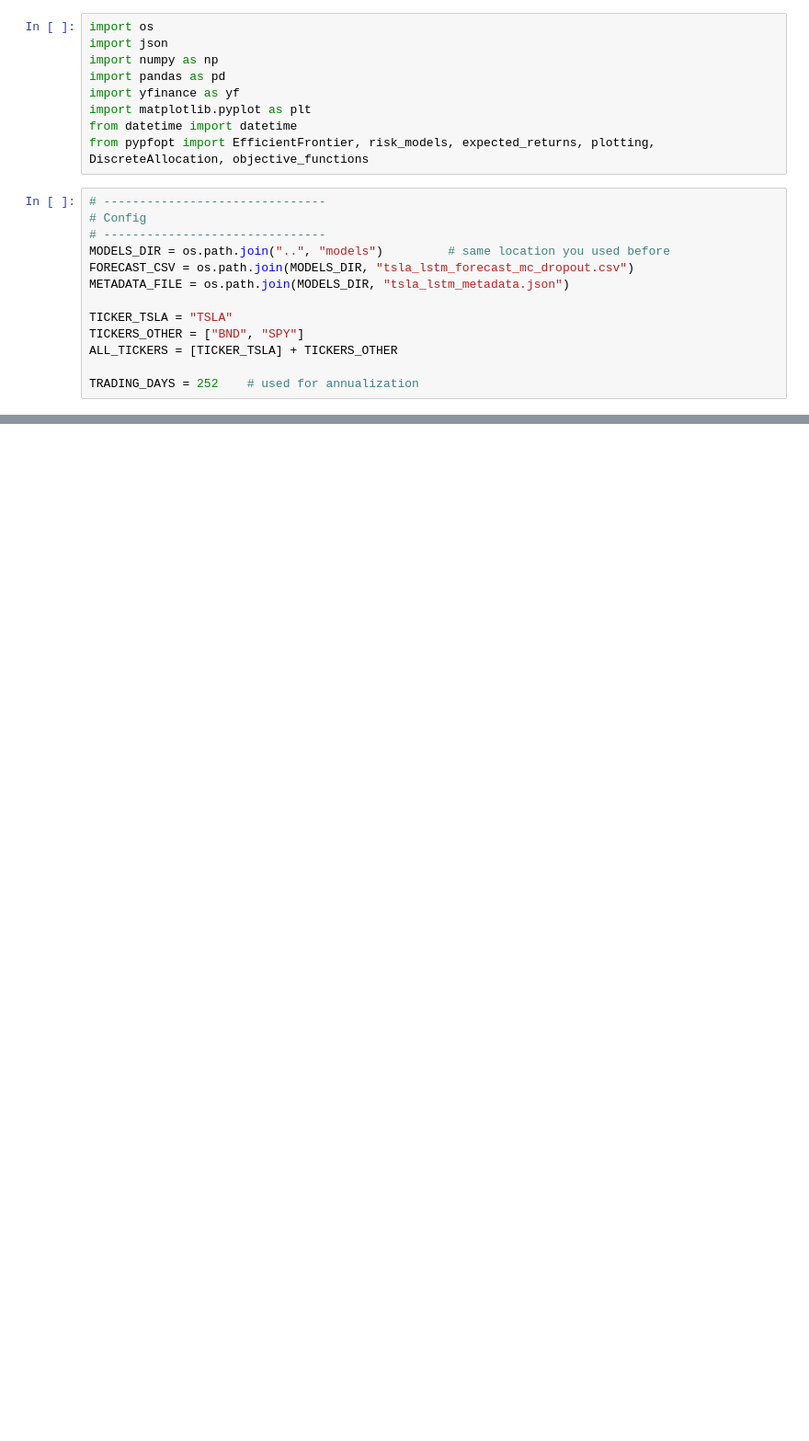
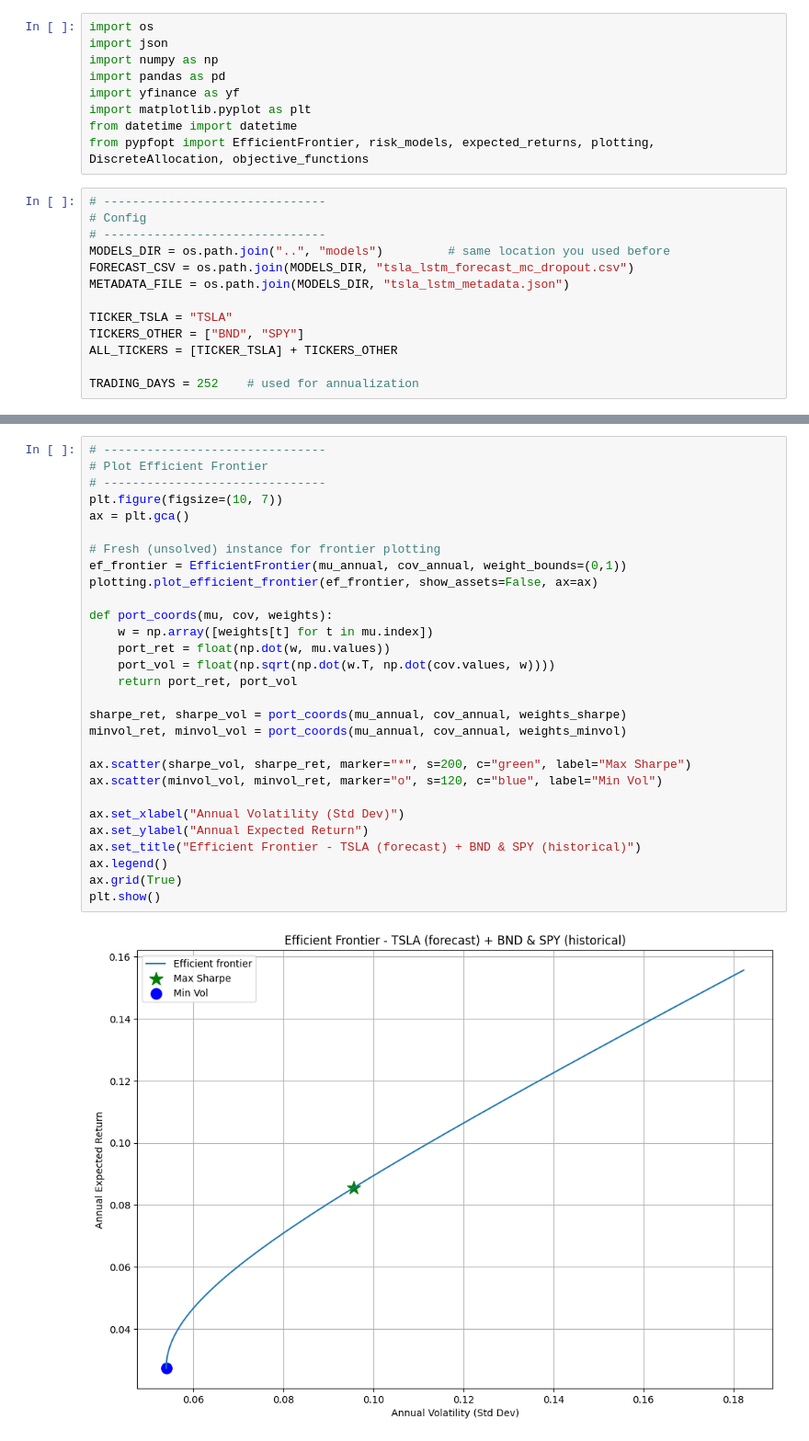
Before and after one commit to DagmMesfin/time-series-forcasting-week11, a Jupyter notebook: notebooks/portfolio_optimization.ipynb, the cells around one changed output, grey strips where cells are left out. Shown: that part at 92% size. Drawn from its saved outputs; the diff is of its cells as text; blank space fills up the shorter version.

```diff
--- a/notebooks/portfolio_optimization.ipynb
+++ b/notebooks/portfolio_optimization.ipynb
@@ -87,0 +180,31 @@ print(mu_annual.round(6))
+# %%
+# -------------------------------
+# Plot Efficient Frontier
+# -------------------------------
+plt.figure(figsize=(10, 7))
+ax = plt.gca()
+
+# Fresh (unsolved) instance for frontier plotting
+ef_frontier = EfficientFrontier(mu_annual, cov_annual, weight_bounds=(0,1))
+plotting.plot_efficient_frontier(ef_frontier, show_assets=False, ax=ax)
+
+def port_coords(mu, cov, weights):
+    w = np.array([weights[t] for t in mu.index])
+    port_ret = float(np.dot(w, mu.values))
+    port_vol = float(np.sqrt(np.dot(w.T, np.dot(cov.values, w))))
+    return port_ret, port_vol
+
+sharpe_ret, sharpe_vol = port_coords(mu_annual, cov_annual, weights_sharpe)
+minvol_ret, minvol_vol = port_coords(mu_annual, cov_annual, weights_minvol)
+
+ax.scatter(sharpe_vol, sharpe_ret, marker="*", s=200, c="green", label="Max Sharpe")
+ax.scatter(minvol_vol, minvol_ret, marker="o", s=120, c="blue", label="Min Vol")
+
+ax.set_xlabel("Annual Volatility (Std Dev)")
+ax.set_ylabel("Annual Expected Return")
+ax.set_title("Efficient Frontier - TSLA (forecast) + BND & SPY (historical)")
+ax.legend()
+ax.grid(True)
+plt.show()
+# %% [output]
+[figure, added]
```
Also changed, not shown: parts of 7 cells of this notebook.
